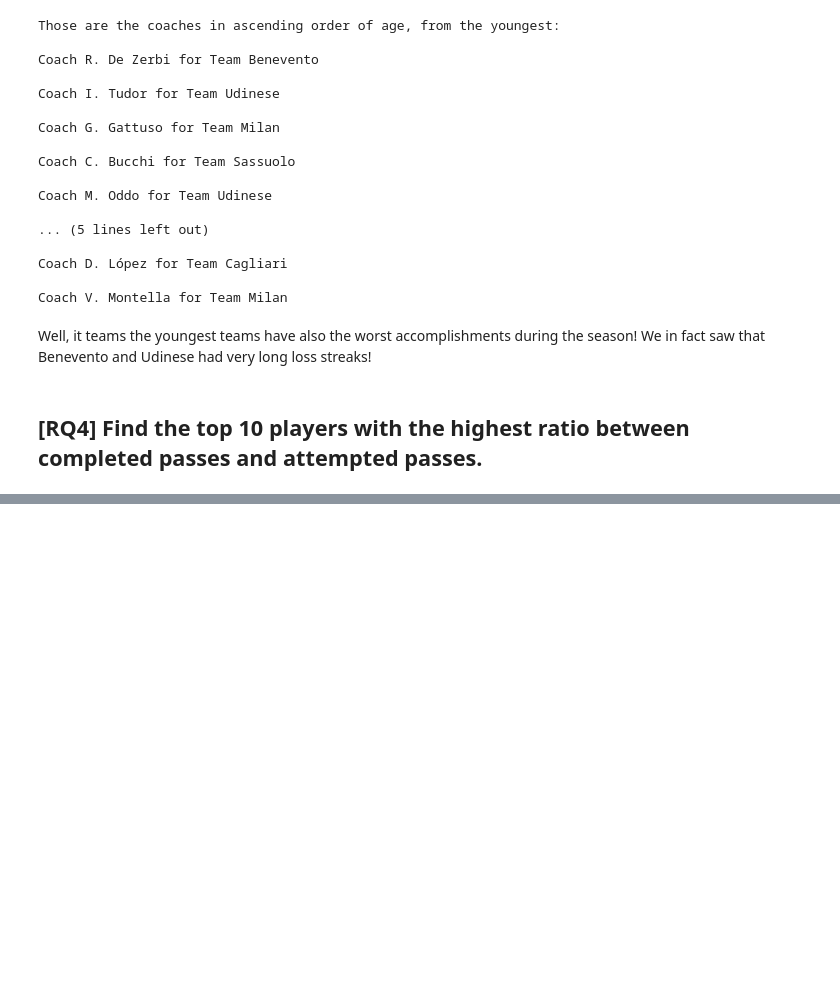
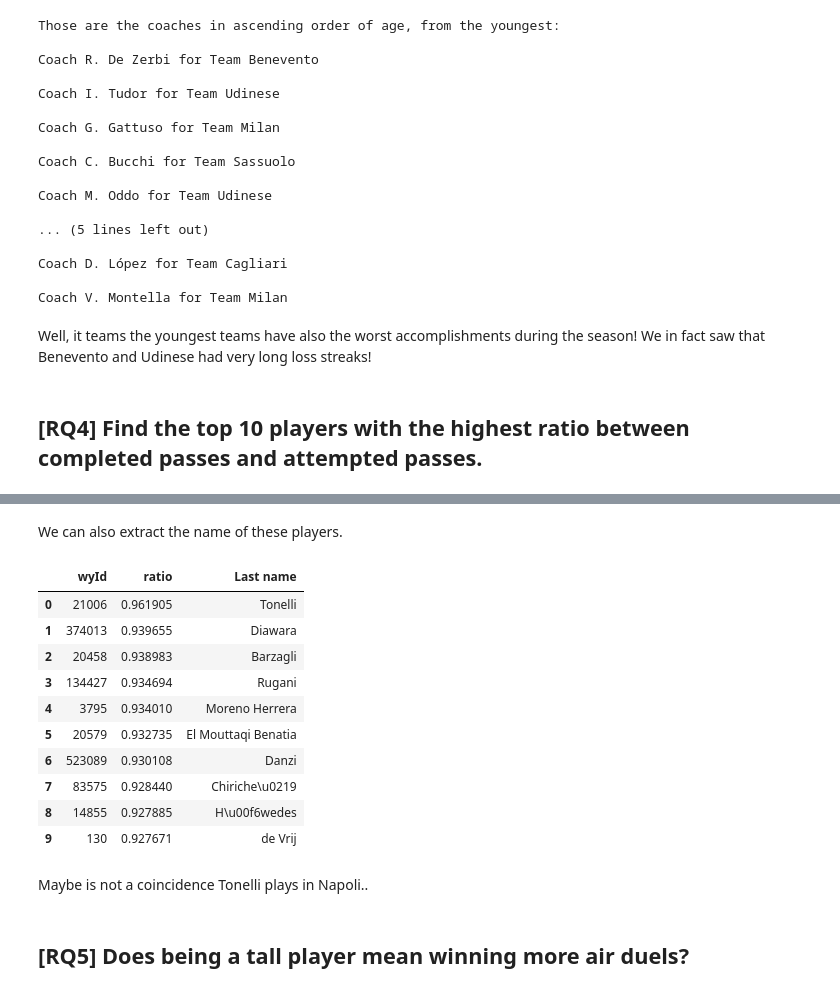
Before and after one commit to DavideZingaro/HW2, a Jupyter notebook: SerieA.ipynb, the cells around one changed output, grey strips where cells are left out. Saved outputs shown, nothing was run; the diff lists cells and outputs as text; code cells hidden in the pictures; blank space fills up the shorter version.

```diff
--- a/SerieA.ipynb
+++ b/SerieA.ipynb
@@ -1084,0 +1171,4 @@ Well, it teams the youngest teams have also the worst accomplishments during the
+# %%
+countA = pass_events.playerId.value_counts()
+countB = countA[countA.apply(lambda x : x > 170)]
+countB.head(10)
@@ -1084,0 +1187,3 @@ Well, it teams the youngest teams have also the worst accomplishments during the
+# %%
+rate = (acc_passes["playerId"].value_counts()/ countB).sort_values(ascending=[False]).dropna()
+rate[0:10]
@@ -1084,0 +1202,3 @@ Well, it teams the youngest teams have also the worst accomplishments during the
+# %%
+ratio = pd.DataFrame({"wyId": rate.index , "ratio" : rate.values})
+ratio.head(10)
@@ -1084,0 +1217,21 @@ Well, it teams the youngest teams have also the worst accomplishments during the
+# %% [markdown]
+We can also extract the name of these players.
+# %%
+ratio ["Last name"] = ratio.merge(players, on = "wyId")["lastName"]
+ratio.head(10)
+# %% [output]
+|  | wyId | ratio | Last name |
+| 0 | 21006 | 0.961905 | Tonelli |
+| 1 | 374013 | 0.939655 | Diawara |
+| 2 | 20458 | 0.938983 | Barzagli |
+| 3 | 134427 | 0.934694 | Rugani |
+| 4 | 3795 | 0.934010 | Moreno Herrera |
+| 5 | 20579 | 0.932735 | El Mouttaqi Benatia |
+| 6 | 523089 | 0.930108 | Danzi |
+| 7 | 83575 | 0.928440 | Chiriche\u0219 |
+| 8 | 14855 | 0.927885 | H\u00f6wedes |
+| 9 | 130 | 0.927671 | de Vrij |
+# %% [markdown]
+Maybe is not a coincidence Tonelli plays in Napoli..
+# %% [markdown]
+## [RQ5] Does being a tall player mean winning more air duels?
```
Also changed, not shown: parts of 42 cells of this notebook.
